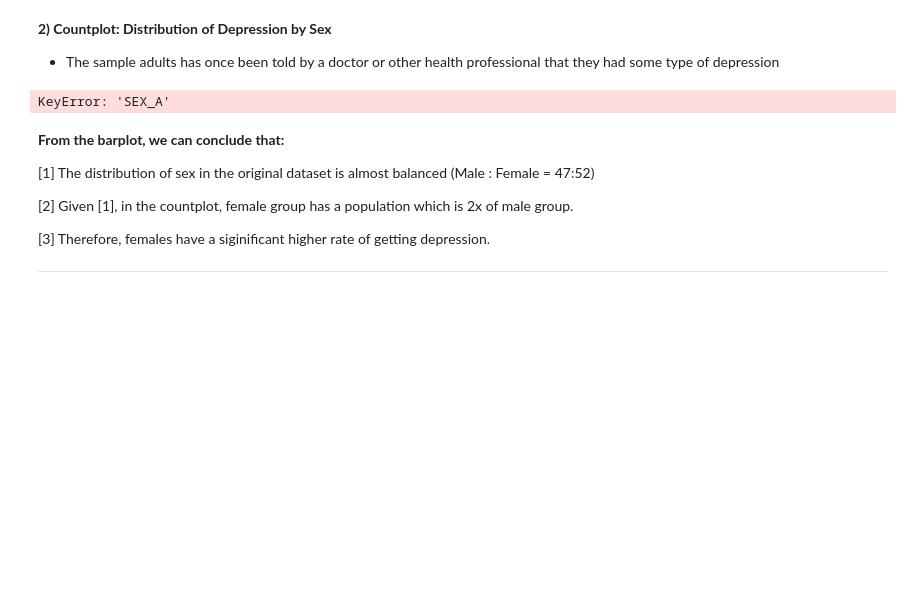
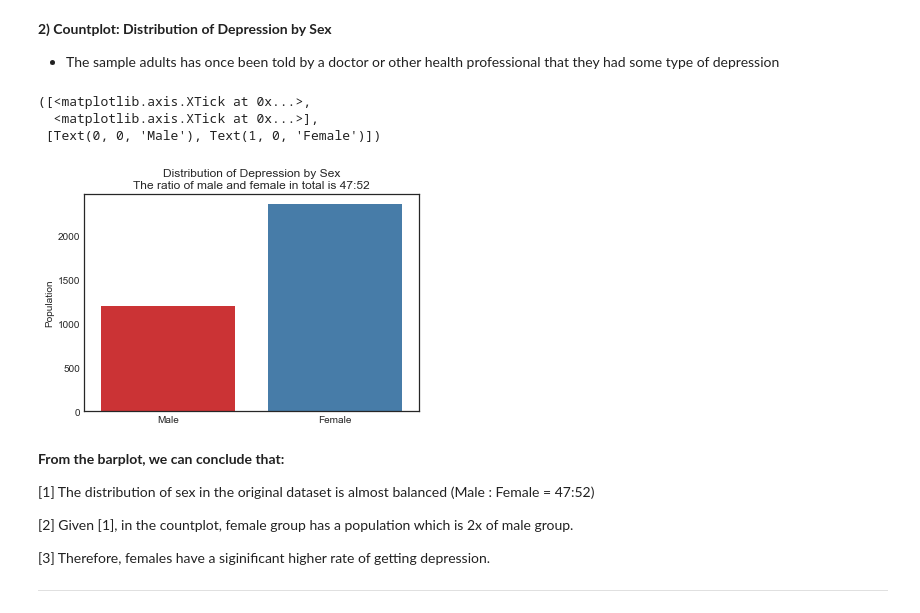
Before and after one commit to vidishac/Data_Mining_Project, a Jupyter notebook: Data_Cleaning_Project.ipynb, the cells around one changed output. Saved outputs shown, nothing was run; the diff lists cells and outputs as text; code cells hidden in the pictures; blank space fills up the shorter version.

```diff
--- a/Data_Cleaning_Project.ipynb
+++ b/Data_Cleaning_Project.ipynb
@@ -293,21 +295,24 @@ Text(0, 0.5, '')
 - The sample adults has once been told by a doctor or other health professional that they had some type of depression
 # %%
 # Subset the sample adults who has once been diagnosed with depression
-df_depression = df[df['DEPEV_A'] == 1]
+df_depression = df_category[df_category['DEPEV_A'] == 1]
 
 # Check if the distribution of sex is balanced in the original dataset
-male = len(df['SEX_A'][df['SEX_A'] == 1])
-female = len(df['SEX_A'][df['SEX_A'] == 2])
+male = len(df_category['SEX_A'][df_category['SEX_A'] == 1])
+female = len(df_category['SEX_A'][df_category['SEX_A'] == 2])
 
 # Draw the barplox
-sns.countplot(x = df_depression['SEX_A'][df_depression['SEX_A'] != 7], palette = "Set1")
+sns.countplot(x = df_depression['SEX_A'][df_depression['SEX_A'] != 100], palette = "Set1")
 plt.title('Distribution of Depression by Sex\n'+'The ratio of male and female in total is '+
                   str(int(male/(male+female)*100))+':'+str(int(female/(male+female)*100)))
 plt.xlabel('')
 plt.ylabel('Population')
 plt.xticks([0,1], ['Male','Female'])
 # %% [output]
-KeyError: 'SEX_A'
+([<matplotlib.axis.XTick at 0x...>,
+  <matplotlib.axis.XTick at 0x...>],
+ [Text(0, 0, 'Male'), Text(1, 0, 'Female')])
+[figure, added]
 # %% [markdown]
 **From the barplot, we can conclude that:**
 
```
Also changed, not shown: parts of 6 cells of this notebook.
